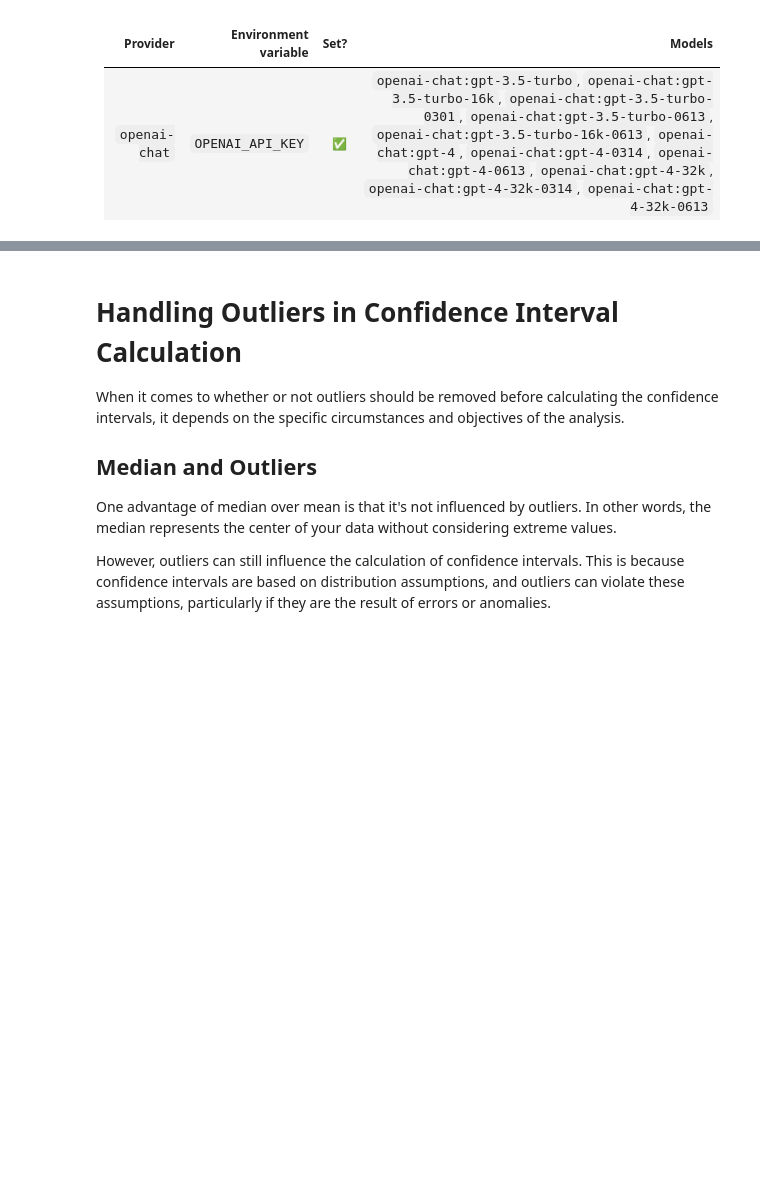
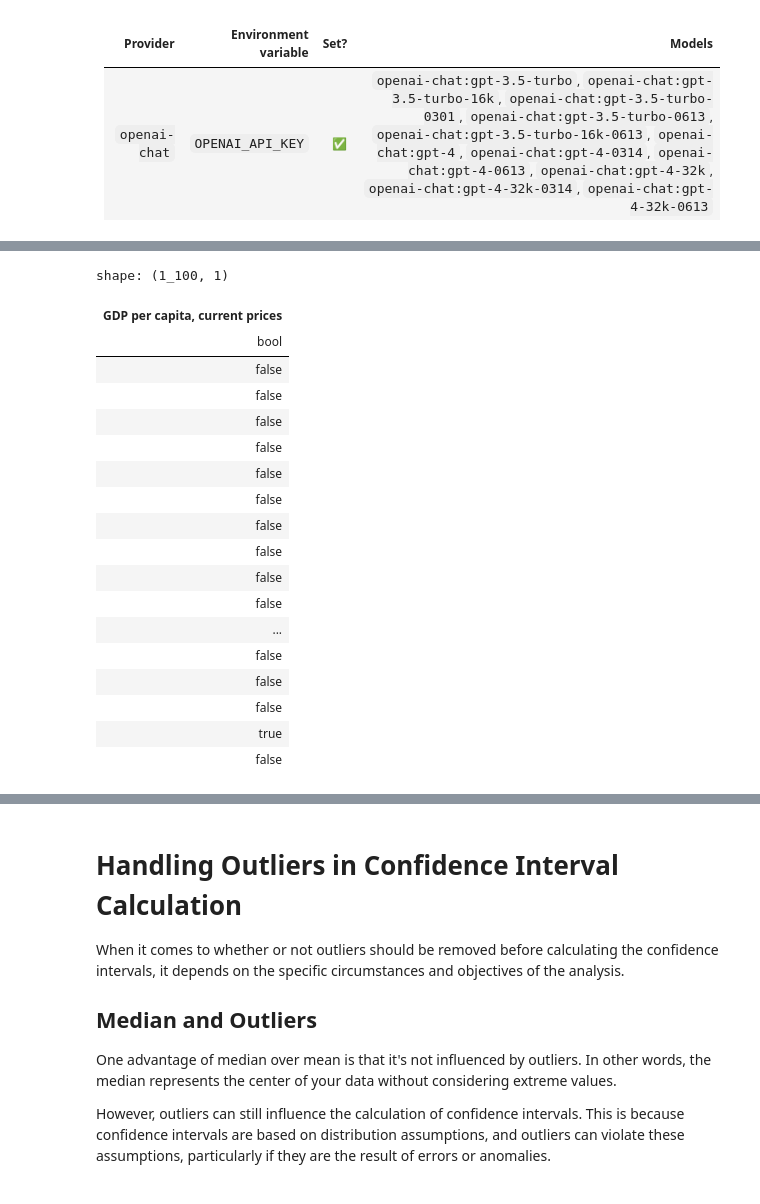
Before and after one commit to EduardoLZevallos/CFA_Franc_Analysis, a Jupyter notebook: scrap.ipynb, the cells around one changed output, grey strips where cells are left out. Saved outputs shown, nothing was run; the diff lists cells and outputs as text; code cells hidden in the pictures; blank space fills up the shorter version.

```diff
--- a/scrap.ipynb
+++ b/scrap.ipynb
@@ -66,0 +118,22 @@ So, in summary, the event-based nature of Locust is what makes it lightweight, h
+# %%
+df.select(pl.col("GDP per capita, current prices").is_null())  # nan != null
+# %% [output]
+shape: (1_100, 1)
+| GDP per capita, current prices |
+| bool |
+| false |
+| false |
+| false |
+| false |
+| false |
+| false |
+| false |
+| false |
+| false |
+| false |
+| ... |
+| false |
+| false |
+| false |
+| true |
+| false |
```
Also changed, not shown: parts of 56 cells of this notebook, 33 other files.
